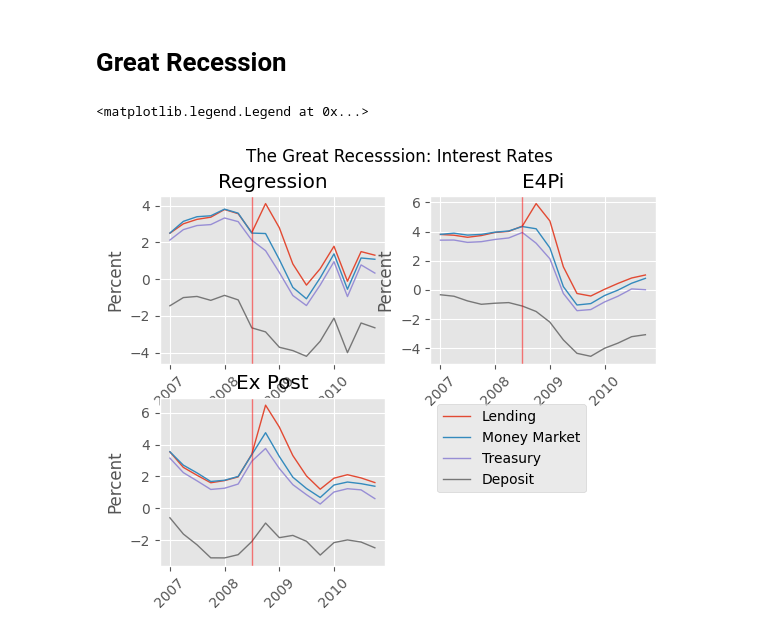
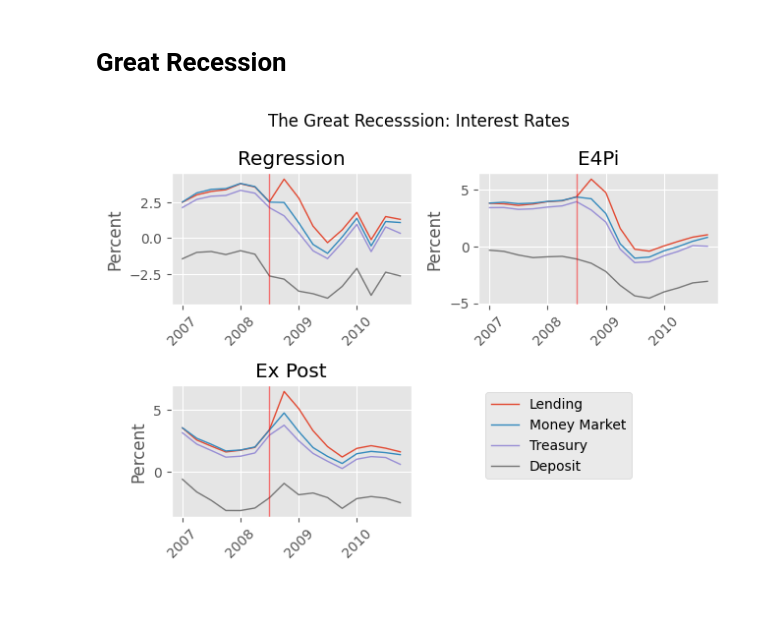
Before and after one commit to mjv2146/forecasting-mexico-national-accounts, a Jupyter notebook: notebooks/01_interest_rates.ipynb, the cells around one changed output. Saved outputs shown, nothing was run; the diff lists cells and outputs as text; code cells hidden in the pictures; blank space fills up the shorter version.

```diff
--- a/notebooks/01_interest_rates.ipynb
+++ b/notebooks/01_interest_rates.ipynb
@@ -555,32 +555,33 @@ ax.set_title('Regression')
 
 ax = plt.subplot(222)
 ax.plot(focus.time, 100*focus['lending_real_E4pi'], label='Lending Rate', **opt)
 ax.plot(focus.time, 100*focus['money_market_real_E4pi'], label='Money Market Rate', **opt)
 ax.plot(focus.time, 100*focus['treasury_bill_real_E4pi'], label='Treasury Bill Rate', **opt)
 ax.plot(focus.time, 100*focus['deposit_real_E4pi'], label='Deposit Rate', **opt)
 ax.axvline(crisis, **opt_crisis)
 ax.set_xticks(drange)
 ax.set_xticklabels(labels=ax.get_xticks(), rotation=45)
 ax.xaxis.set_major_formatter(mdates.DateFormatter('%Y'))
 ax.set_ylabel('Percent')
 ax.set_title('E4Pi')
 
 ax = plt.subplot(223)
 ax.plot(focus.time, 100*focus['lending_real_post'], label='Lending Rate', **opt)
 ax.plot(focus.time, 100*focus['money_market_real_post'], label='Money Market Rate', **opt)
 ax.plot(focus.time, 100*focus['treasury_bill_real_post'], label='Treasury Bill Rate', **opt)
 ax.plot(focus.time, 100*focus['deposit_real_post'], label='Deposit Rate', **opt)
 ax.axvline(crisis, **opt_crisis)
 ax.set_xticks(drange)
 ax.set_xticklabels(labels=ax.get_xticks(), rotation=45)
 ax.xaxis.set_major_formatter(mdates.DateFormatter('%Y'))
 ax.set_ylabel('Percent')
 ax.set_title('Ex Post')
 
 ax = plt.subplot(224)
 ax.axis('off')
 ax.legend((lending, mmarket, treasury, deposit), ('Lending', 'Money Market', 'Treasury', 'Deposit'),
           loc='upper left')
+
+plt.tight_layout()
 # %% [output]
-<matplotlib.legend.Legend at 0x...>
-[figure, old version]
+[figure, new version]
```
Also changed, not shown: 1 other file.
